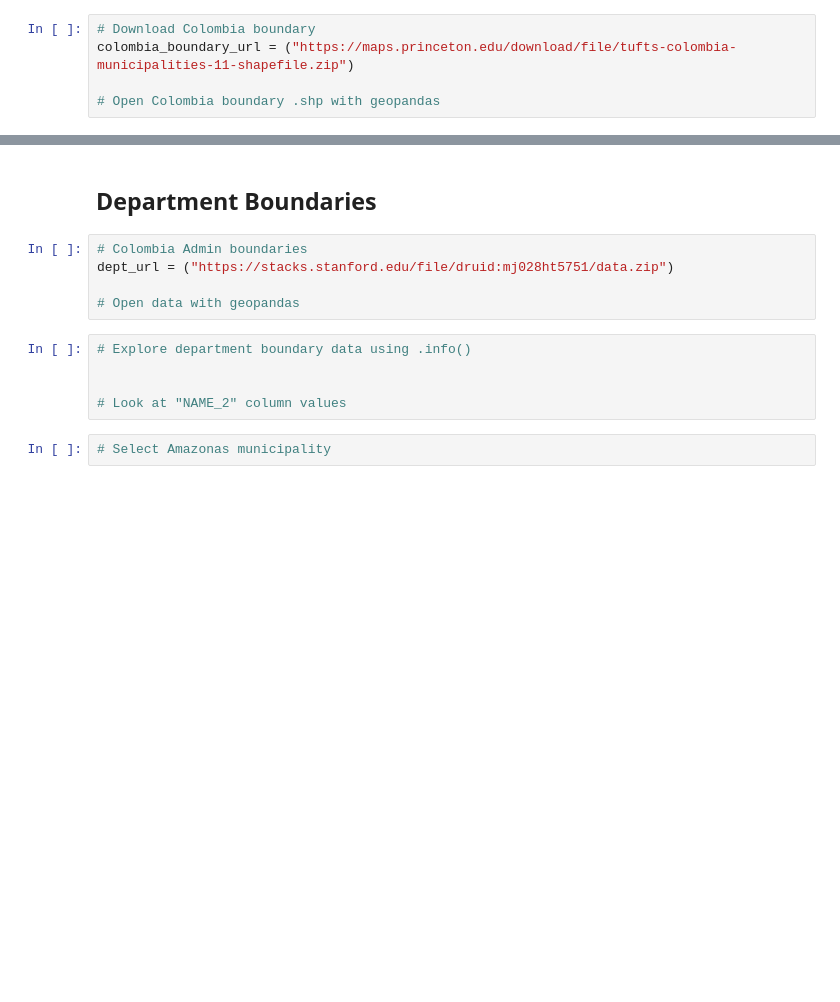
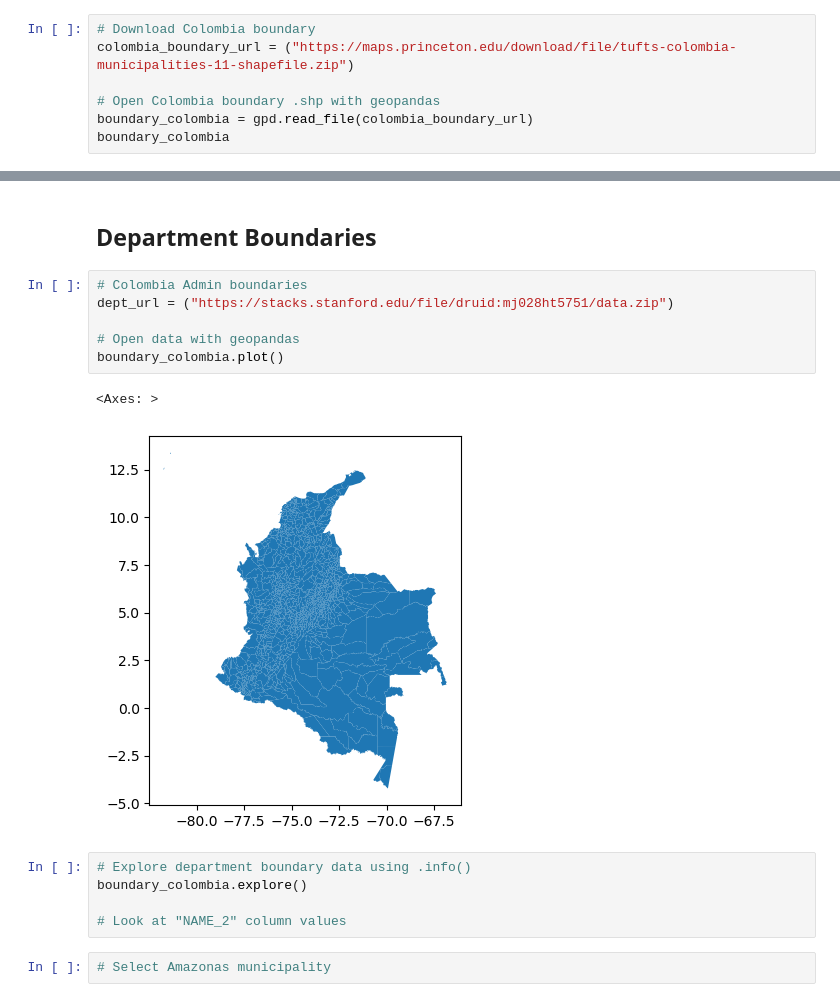
Before and after one commit to rlopezmo1988/03-geopark-vector-data, a Jupyter notebook: notebooks/geopark-vector-data-empty.ipynb, the cells around one changed output, grey strips where cells are left out. Drawn from its saved outputs; the diff is of its cells as text; blank space fills up the shorter version.

```diff
--- a/notebooks/geopark-vector-data-empty.ipynb
+++ b/notebooks/geopark-vector-data-empty.ipynb
@@ -22,3 +22,5 @@ import geopandas as gpd
 colombia_boundary_url = ("https://maps.princeton.edu/download/file/tufts-colombia-municipalities-11-shapefile.zip")
 
 # Open Colombia boundary .shp with geopandas
+boundary_colombia = gpd.read_file(colombia_boundary_url)
+boundary_colombia
@@ -27,11 +43,15 @@ colombia_boundary_url = ("https://maps.princeton.edu/download/file/tufts-colombi
 # %%
 # Colombia Admin boundaries
 dept_url = ("https://stacks.stanford.edu/file/druid:mj028ht5751/data.zip")
 
 # Open data with geopandas
+boundary_colombia.plot()
+# %% [output]
+<Axes: >
+[figure, added]
 # %%
 # Explore department boundary data using .info()
-
+boundary_colombia.explore()
 
 # Look at "NAME_2" column values
 # %%
```
Also changed, not shown: parts of 1 cell of this notebook.
